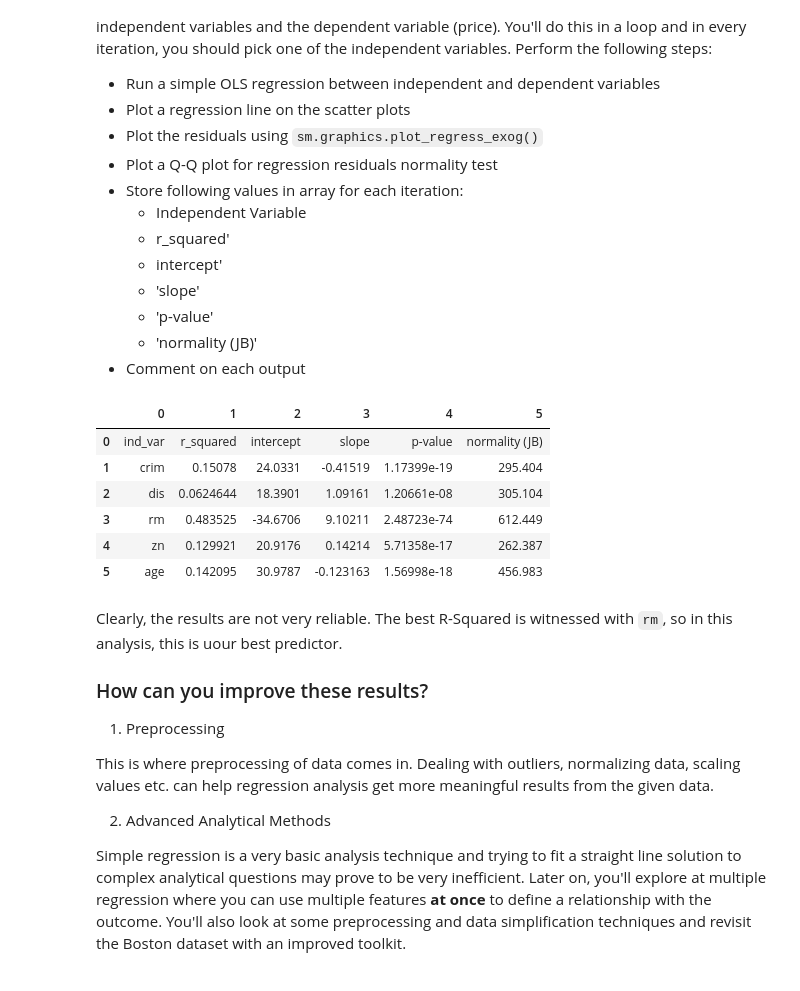
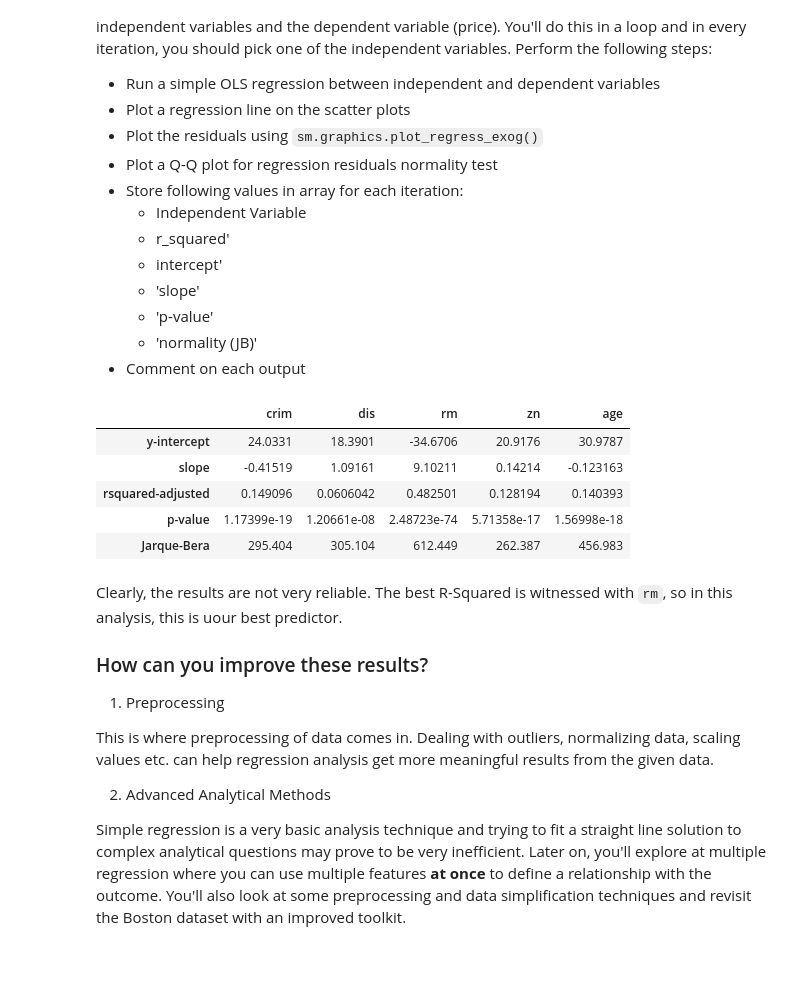
Before and after one commit to eannefawcett/dsc-regression-boston-lab-online-ds-pt-081219, a Jupyter notebook: index.ipynb, the cells around one changed output. Cells and saved outputs as stored; diff of their text form; code cells hidden in the pictures.

```diff
--- a/index.ipynb
+++ b/index.ipynb
@@ -164,10 +161,0 @@ from statsmodels.formula.api import ols
-# %%
-pd.DataFrame(results)
-# %% [output]
-|  | 0 | 1 | 2 | 3 | 4 | 5 |
-| 0 | ind_var | r_squared | intercept | slope | p-value | normality (JB) |
-| 1 | crim | 0.15078 | 24.0331 | -0.41519 | 1.17399e-19 | 295.404 |
-| 2 | dis | 0.0624644 | 18.3901 | 1.09161 | 1.20661e-08 | 305.104 |
-| 3 | rm | 0.483525 | -34.6706 | 9.10211 | 2.48723e-74 | 612.449 |
-| 4 | zn | 0.129921 | 20.9176 | 0.14214 | 5.71358e-17 | 262.387 |
-| 5 | age | 0.142095 | 30.9787 | -0.123163 | 1.56998e-18 | 456.983 |
@@ -175,0 +247,15 @@ pd.DataFrame(results)
+# %%
+model_summary = pd.DataFrame(results).transpose()
+new_index = ['variable', 'y-intercept', 'slope', 'rsquared-adjusted', 'p-value', 'Jarque-Bera']
+new_columns = ['crim', 'dis', 'rm', 'zn', 'age']
+model_summary.columns = new_columns
+model_summary.index = new_index
+model_summary_clean = model_summary.drop(index='variable')
+model_summary_clean
+# %% [output]
+|  | crim | dis | rm | zn | age |
+| y-intercept | 24.0331 | 18.3901 | -34.6706 | 20.9176 | 30.9787 |
+| slope | -0.41519 | 1.09161 | 9.10211 | 0.14214 | -0.123163 |
+| rsquared-adjusted | 0.149096 | 0.0606042 | 0.482501 | 0.128194 | 0.140393 |
+| p-value | 1.17399e-19 | 1.20661e-08 | 2.48723e-74 | 5.71358e-17 | 1.56998e-18 |
+| Jarque-Bera | 295.404 | 305.104 | 612.449 | 262.387 | 456.983 |
```
Also changed, not shown: parts of 7 cells of this notebook.
